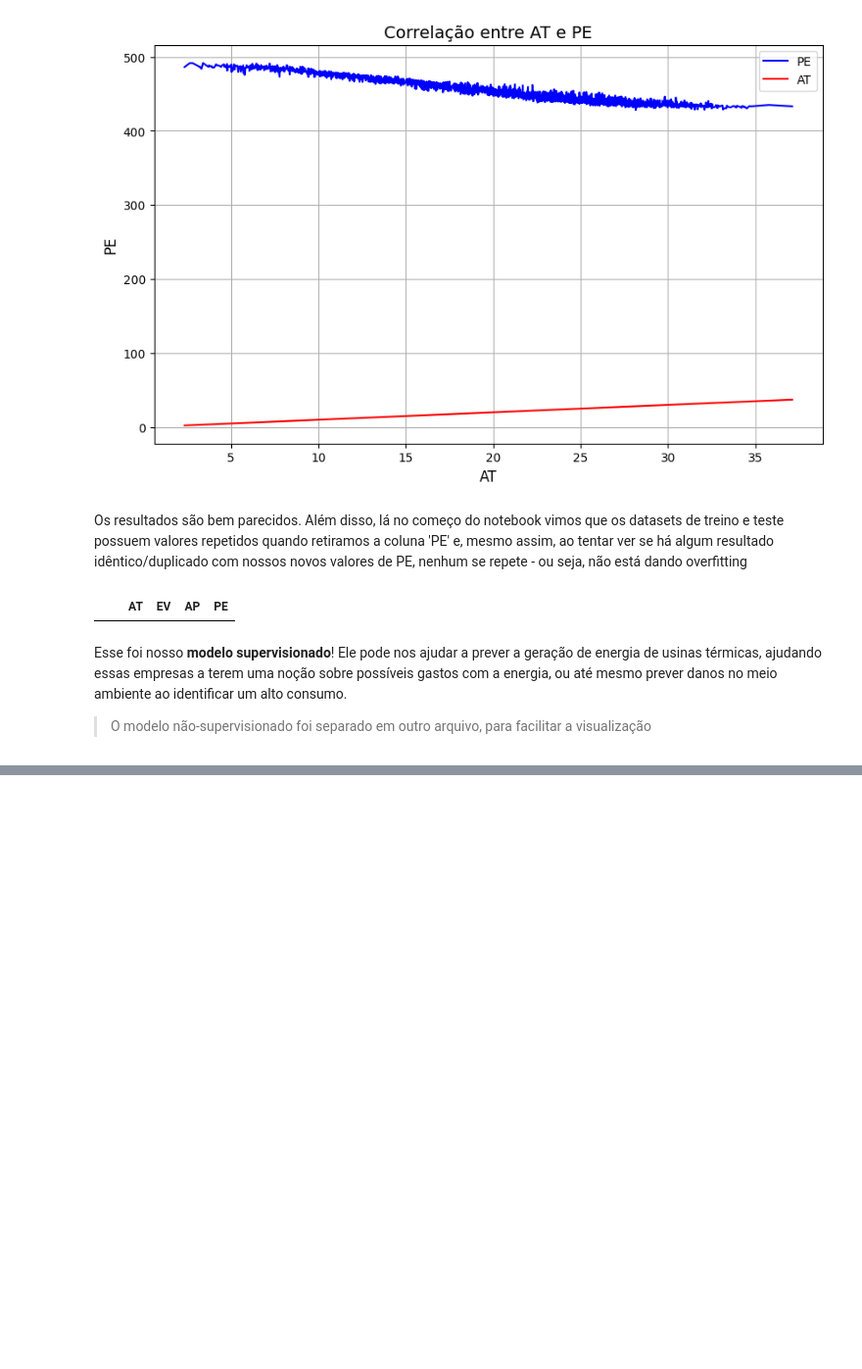
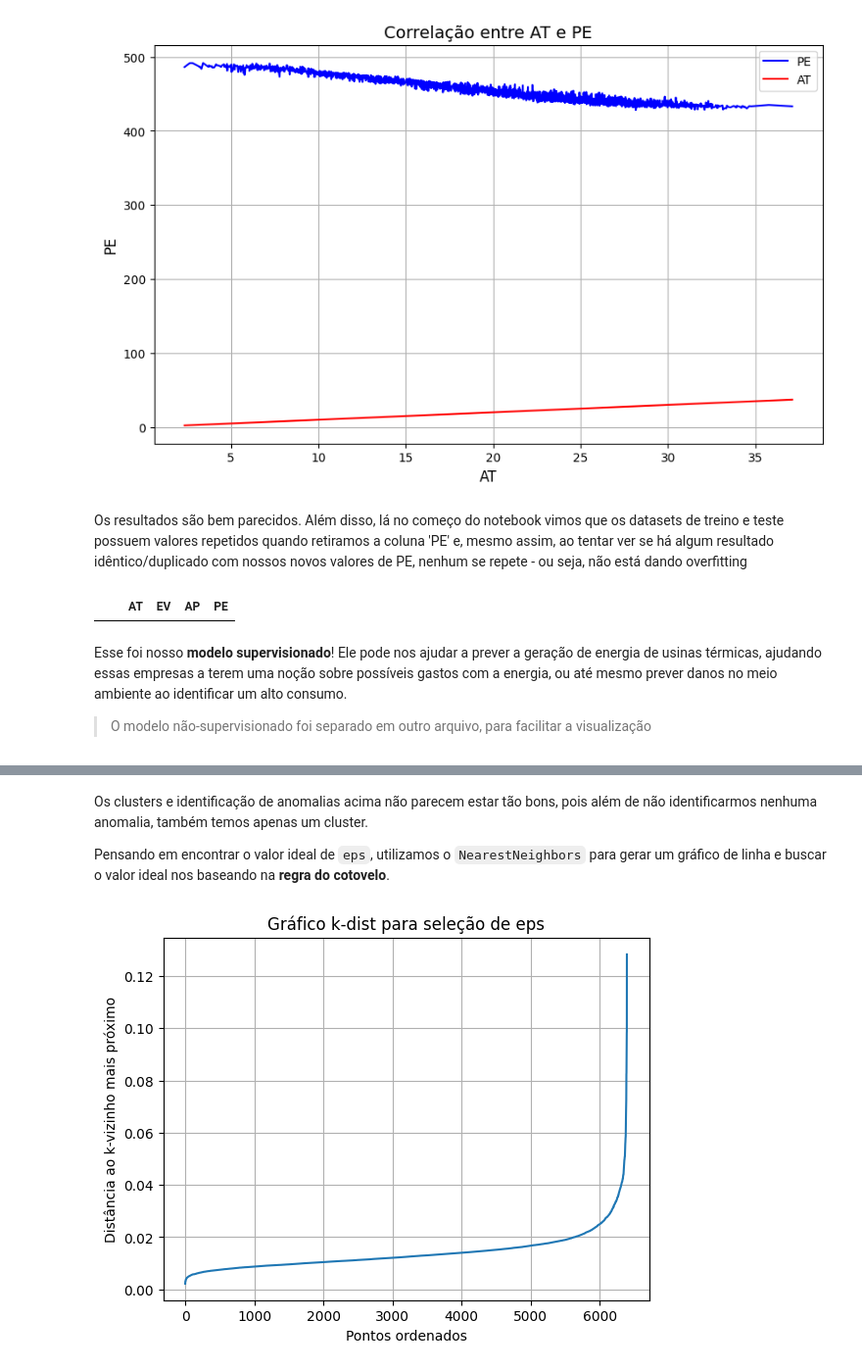
Before and after one commit to Matheus-Chaves/santander-coders-ml2, a Jupyter notebook: supervised_model.ipynb, the cells around one changed output, grey strips where cells are left out. Shown at 98% size. Saved outputs shown, nothing was run; the diff lists cells and outputs as text; code cells hidden in the pictures; blank space fills up the shorter version.

```diff
--- a/supervised_model.ipynb
+++ b/supervised_model.ipynb
@@ -761,0 +851,23 @@ Esse foi nosso **modelo supervisionado**! Ele pode nos ajudar a prever a geraç
+# %% [markdown]
+Os clusters e identificação de anomalias acima não parecem estar tão bons, pois além de não identificarmos nenhuma anomalia, também temos apenas um cluster.
+
+Pensando em encontrar o valor ideal de `eps`, utilizamos o `NearestNeighbors` para gerar um gráfico de linha e buscar o valor ideal nos baseando na **regra do cotovelo**.
+# %%
+from sklearn.neighbors import NearestNeighbors
+import numpy as np
+import matplotlib.pyplot as plt
+
+k = 5
+neighbors = NearestNeighbors(n_neighbors=k)
+neighbors_fit = neighbors.fit(reduced_data)
+distances, indices = neighbors_fit.kneighbors(reduced_data)
+distances = np.sort(distances[:, k - 1])
+
+plt.plot(distances)
+plt.title("Gráfico k-dist para seleção de eps")
+plt.xlabel("Pontos ordenados")
+plt.ylabel("Distância ao k-vizinho mais próximo")
+plt.grid(True)
+plt.show()
+# %% [output]
+[figure, added]
```
Also changed, not shown: parts of 10 cells of this notebook.
